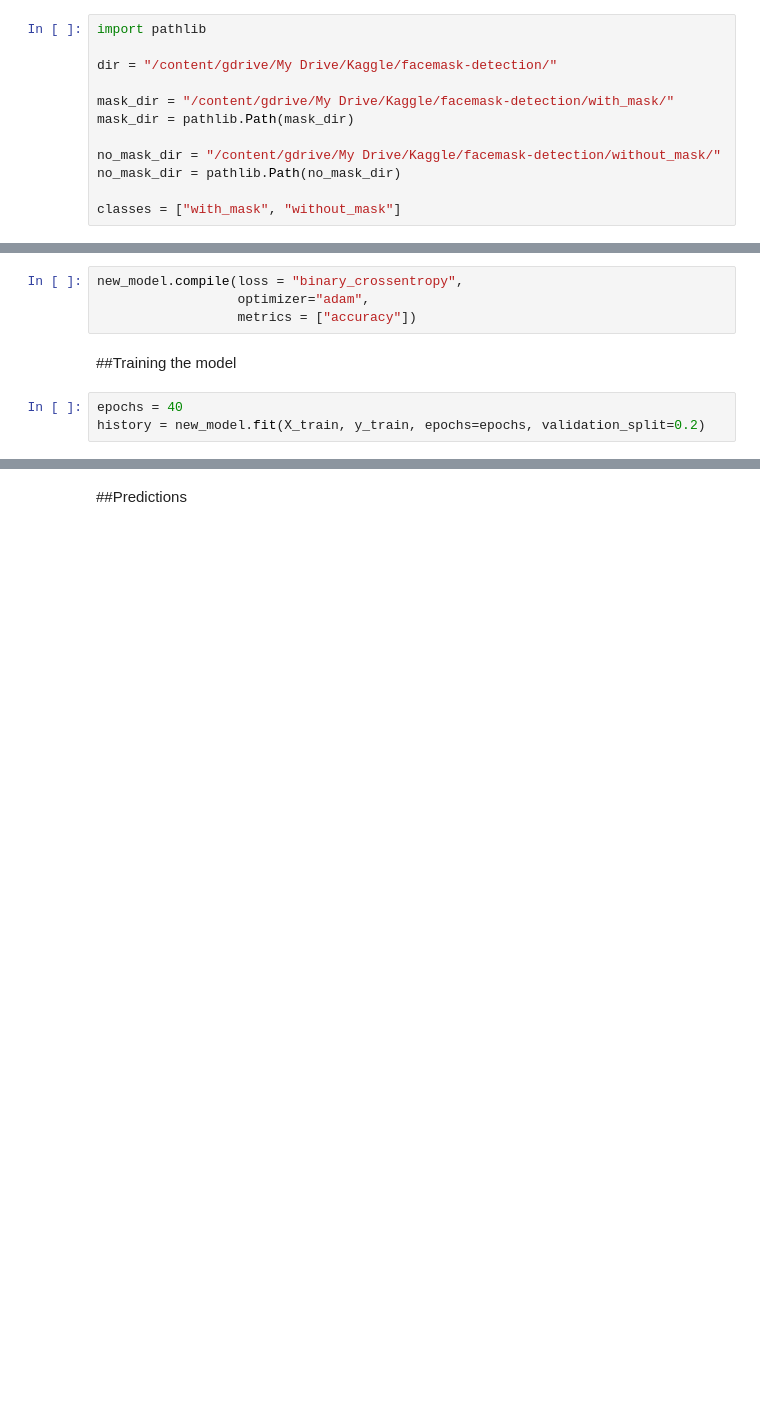
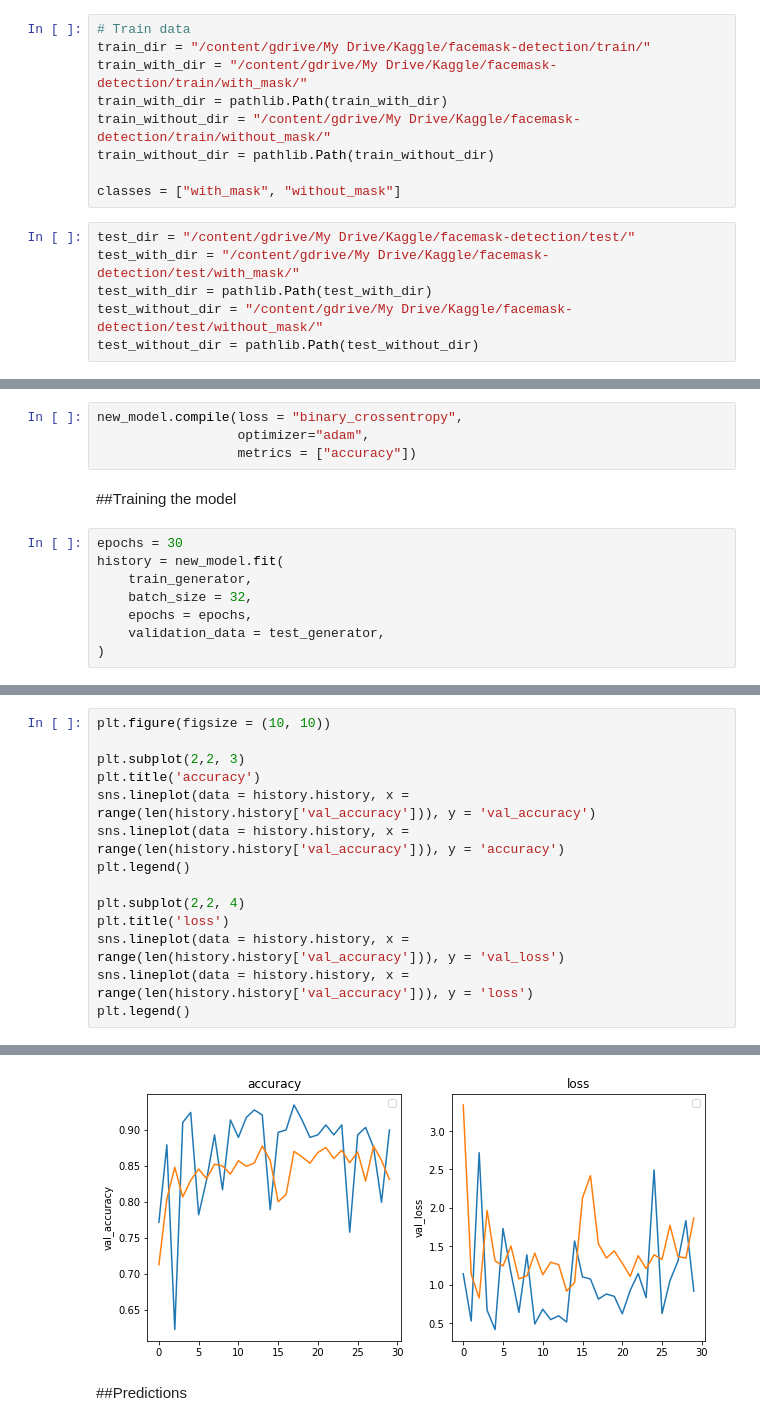
Before and after one commit to thiagolermen/facemask-detection-v1, a Jupyter notebook: FaceMaskDetection.ipynb, the cells around one changed output, grey strips where cells are left out. Drawn from its saved outputs; the diff is of its cells as text; blank space fills up the shorter version.

```diff
--- a/FaceMaskDetection.ipynb
+++ b/FaceMaskDetection.ipynb
@@ -60,14 +68,17 @@ No zipfiles found.
 # %%
-import pathlib
-
-dir = "/content/gdrive/My Drive/Kaggle/facemask-detection/"
-
-mask_dir = "/content/gdrive/My Drive/Kaggle/facemask-detection/with_mask/"
-mask_dir = pathlib.Path(mask_dir)
-
-no_mask_dir = "/content/gdrive/My Drive/Kaggle/facemask-detection/without_mask/"
-no_mask_dir = pathlib.Path(no_mask_dir)
+# Train data
+train_dir = "/content/gdrive/My Drive/Kaggle/facemask-detection/train/"
+train_with_dir = "/content/gdrive/My Drive/Kaggle/facemask-detection/train/with_mask/"
+train_with_dir = pathlib.Path(train_with_dir)
+train_without_dir = "/content/gdrive/My Drive/Kaggle/facemask-detection/train/without_mask/"
+train_without_dir = pathlib.Path(train_without_dir)
 
 classes = ["with_mask", "without_mask"]
+# %%
+test_dir = "/content/gdrive/My Drive/Kaggle/facemask-detection/test/"
+test_with_dir = "/content/gdrive/My Drive/Kaggle/facemask-detection/test/with_mask/"
+test_with_dir = pathlib.Path(test_with_dir)
+test_without_dir = "/content/gdrive/My Drive/Kaggle/facemask-detection/test/without_mask/"
+test_without_dir = pathlib.Path(test_without_dir)
 # %% [markdown]
 Counting the number of files
@@ -227,6 +245,11 @@ new_model.compile(loss = "binary_crossentropy",
 # %% [markdown]
 ##Training the model
 # %%
-epochs = 40
-history = new_model.fit(X_train, y_train, epochs=epochs, validation_split=0.2)
+epochs = 30
+history = new_model.fit(
+    train_generator,
+    batch_size = 32,
+    epochs = epochs,
+    validation_data = test_generator,
+)
 # %% [output]
@@ -273,0 +274,15 @@ plt.show()
+# %%
+plt.figure(figsize = (10, 10))
+
+plt.subplot(2,2, 3)
+plt.title('accuracy')
+sns.lineplot(data = history.history, x = range(len(history.history['val_accuracy'])), y = 'val_accuracy')
+sns.lineplot(data = history.history, x = range(len(history.history['val_accuracy'])), y = 'accuracy')
+plt.legend()
+
+plt.subplot(2,2, 4)
+plt.title('loss')
+sns.lineplot(data = history.history, x = range(len(history.history['val_accuracy'])), y = 'val_loss')
+sns.lineplot(data = history.history, x = range(len(history.history['val_accuracy'])), y = 'loss')
+plt.legend()
+# %% [output]
@@ -274,2 +292,3 @@ plt.show()
+[figure, added]
 # %% [markdown]
 ##Predictions
```
Also changed, not shown: parts of 69 cells of this notebook.
